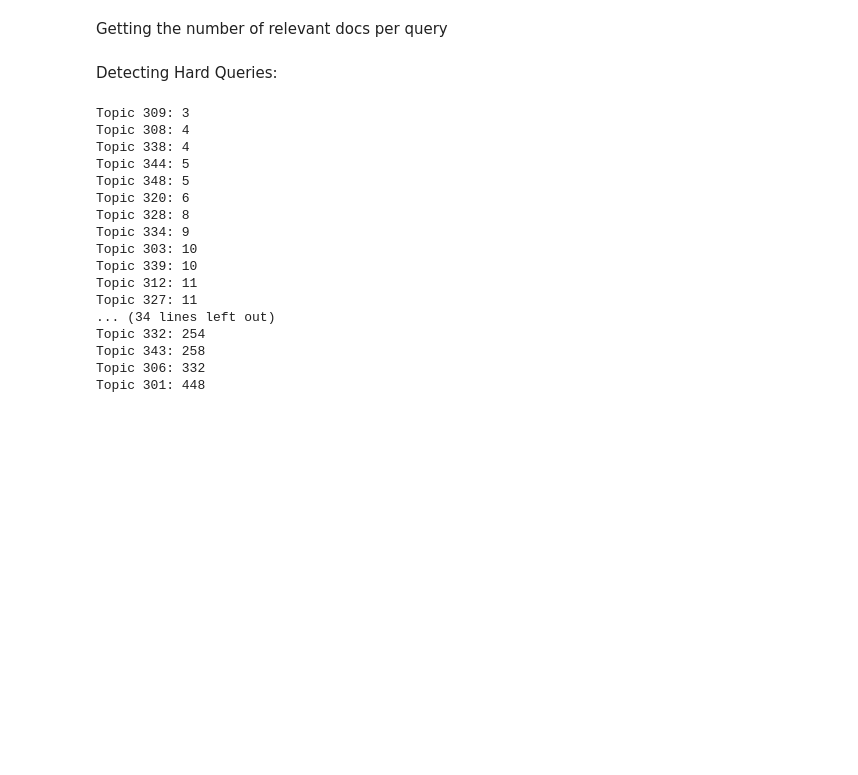
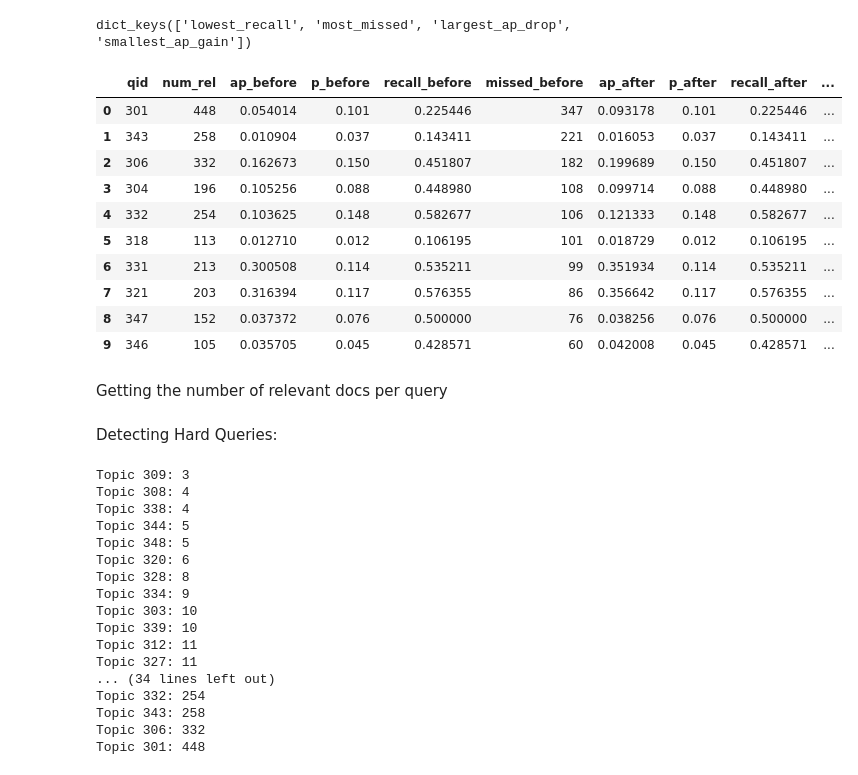
Before and after one commit to arielprosak116/FinalProject, a Jupyter notebook: EDA.ipynb, the cells around one changed output. Drawn from its saved outputs; the diff is of its cells as text; code cells hidden in the pictures; blank space fills up the shorter version.

```diff
--- a/EDA.ipynb
+++ b/EDA.ipynb
@@ -0,0 +9,6 @@
+# %%
+qrels = load_qrels("Data/qrels_50_Queries")
+best_run = load_run("saved_results/run_CE_rrf_0.5.txt")
+vanilla_run = load_run("saved_results/run_CE_rrf_1.txt")
+res_df_best = evaluate_run(qrels, best_run)
+res_df_best
@@ -1,3 +42,28 @@
+# %%
+report_dict = hard_reports = hardest_queries_report(
+    qrels=qrels,
+    run_before=vanilla_run,
+    run_after=best_run,
+    k=1000,
+    top_x=10
+)
+report_dict.keys()
+# %% [output]
+dict_keys(['lowest_recall', 'most_missed', 'largest_ap_drop', 'smallest_ap_gain'])
+# %%
+report_dict['most_missed']
+# %% [output]
+|  | qid | num_rel | ap_before | p_before | recall_before | missed_before | ap_after | p_after | recall_after | ... |
+| 0 | 301 | 448 | 0.054014 | 0.101 | 0.225446 | 347 | 0.093178 | 0.101 | 0.225446 | ... |
+| 1 | 343 | 258 | 0.010904 | 0.037 | 0.143411 | 221 | 0.016053 | 0.037 | 0.143411 | ... |
+| 2 | 306 | 332 | 0.162673 | 0.150 | 0.451807 | 182 | 0.199689 | 0.150 | 0.451807 | ... |
+| 3 | 304 | 196 | 0.105256 | 0.088 | 0.448980 | 108 | 0.099714 | 0.088 | 0.448980 | ... |
+| 4 | 332 | 254 | 0.103625 | 0.148 | 0.582677 | 106 | 0.121333 | 0.148 | 0.582677 | ... |
+| 5 | 318 | 113 | 0.012710 | 0.012 | 0.106195 | 101 | 0.018729 | 0.012 | 0.106195 | ... |
+| 6 | 331 | 213 | 0.300508 | 0.114 | 0.535211 | 99 | 0.351934 | 0.114 | 0.535211 | ... |
+| 7 | 321 | 203 | 0.316394 | 0.117 | 0.576355 | 86 | 0.356642 | 0.117 | 0.576355 | ... |
+| 8 | 347 | 152 | 0.037372 | 0.076 | 0.500000 | 76 | 0.038256 | 0.076 | 0.500000 | ... |
+| 9 | 346 | 105 | 0.035705 | 0.045 | 0.428571 | 60 | 0.042008 | 0.045 | 0.428571 | ... |
 # %% [markdown]
 Getting the number of relevant docs per query
 # %%
```
Also changed, not shown: parts of 5 cells of this notebook, 16 other files.
